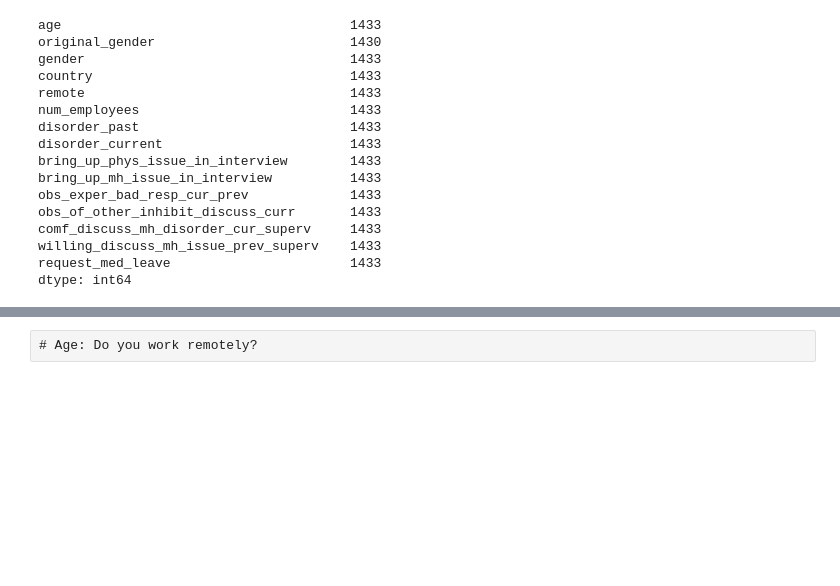
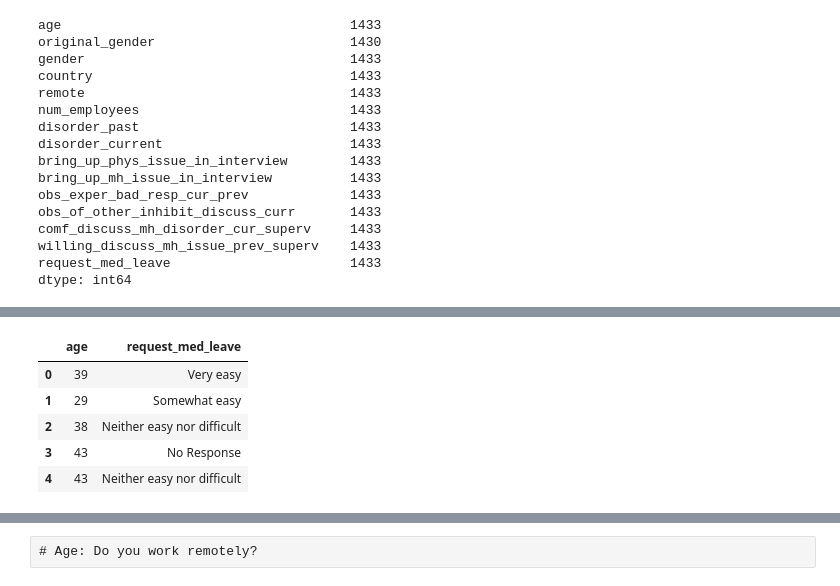
Before and after one commit to SecondHandSushi/Project-1-Mental-Tech, a Jupyter notebook: Project-1.ipynb, the cells around one changed output, grey strips where cells are left out. Saved outputs shown, nothing was run; the diff lists cells and outputs as text; code cells hidden in the pictures; blank space fills up the shorter version.

```diff
--- a/Project-1.ipynb
+++ b/Project-1.ipynb
@@ -290,0 +281,10 @@ Name: count, dtype: int64
+# %%
+age_req_time_off_df=clean_2016[['age','request_med_leave']]
+age_req_time_off_df.head()
+# %% [output]
+|  | age | request_med_leave |
+| 0 | 39 | Very easy |
+| 1 | 29 | Somewhat easy |
+| 2 | 38 | Neither easy nor difficult |
+| 3 | 43 | No Response |
+| 4 | 43 | Neither easy nor difficult |
```
Also changed, not shown: parts of 43 cells of this notebook, 1 other file.
